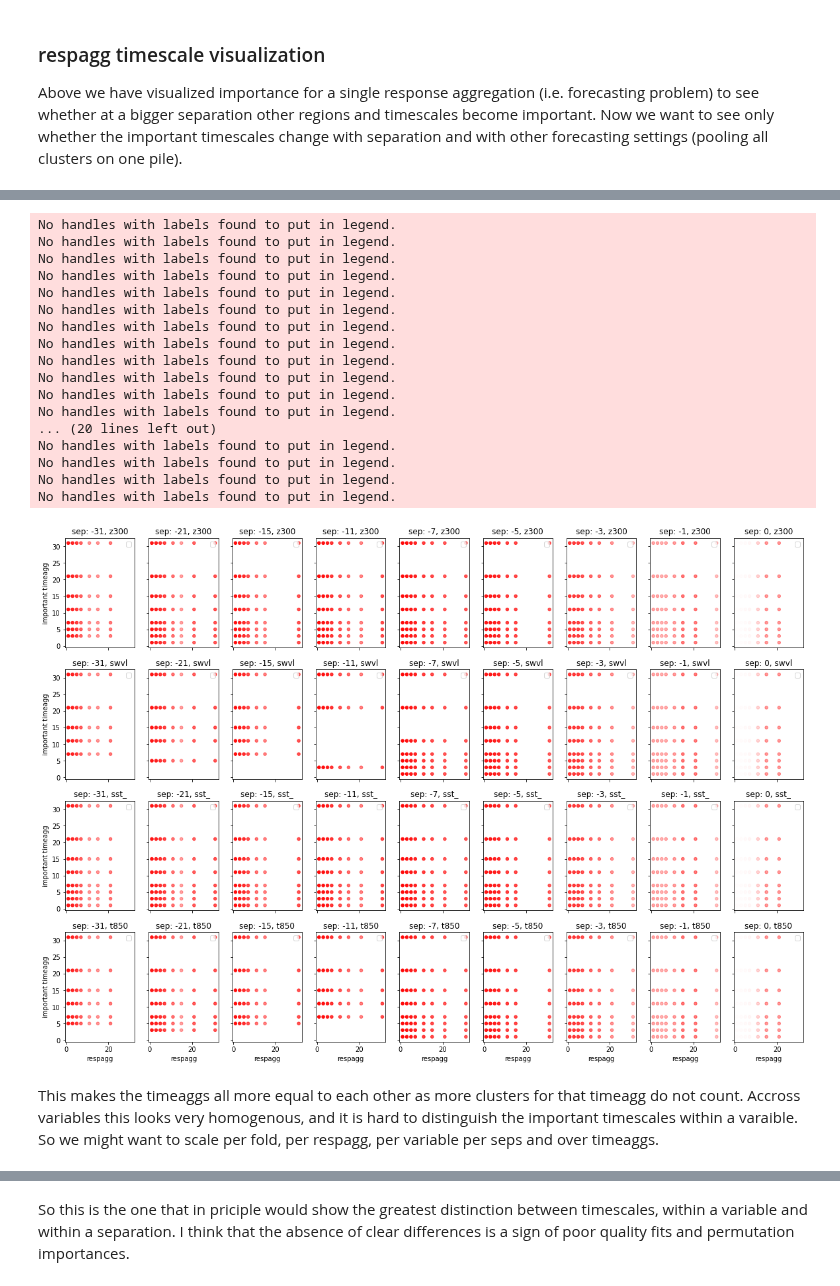
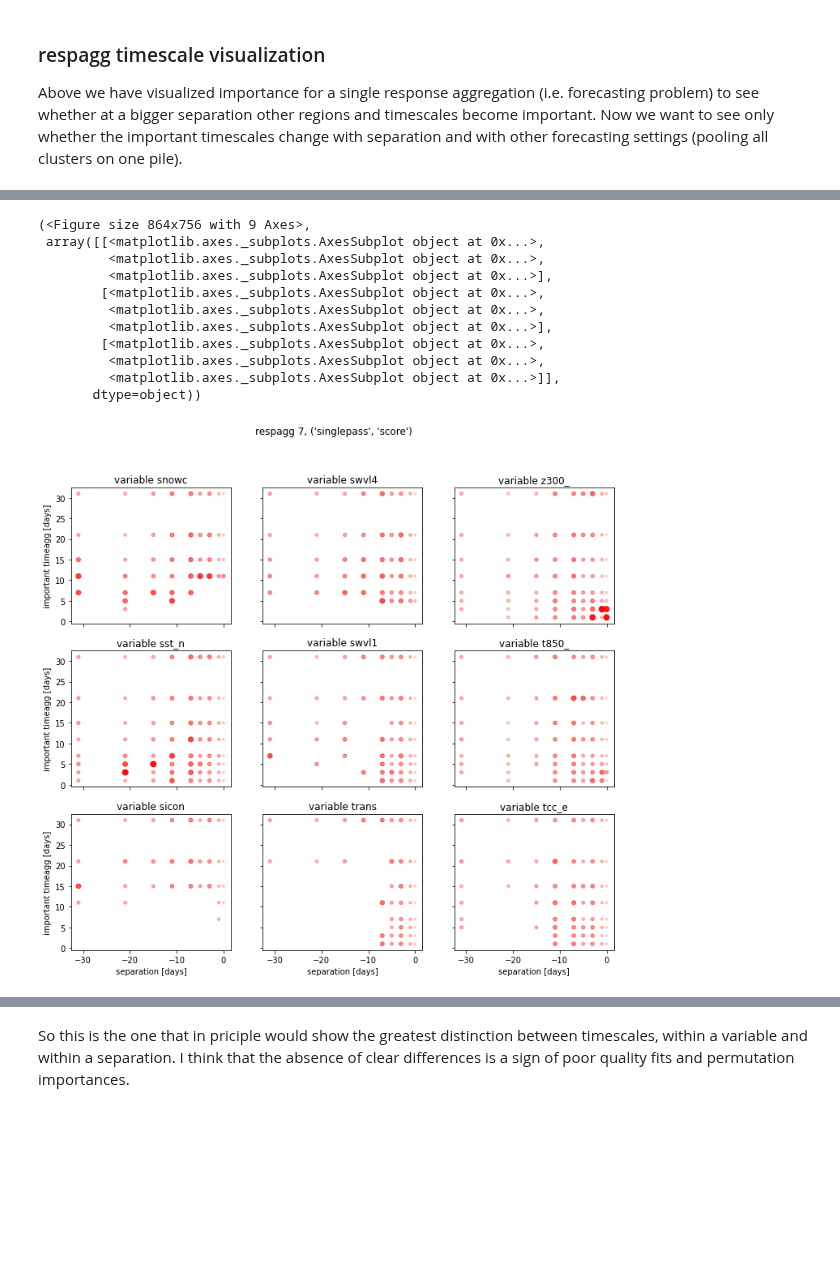
Before and after one commit to chiemvs/Weave, a Jupyter notebook: notebooks/evaluate_all_importances.ipynb, the cells around one changed output, grey strips where cells are left out. Drawn from its saved outputs; the diff is of its cells as text; code cells hidden in the pictures; blank space fills up the shorter version.

Commit message:
Cleanup of notebooks. New visualization for global importances

```diff
--- a/notebooks/evaluate_all_importances.ipynb
+++ b/notebooks/evaluate_all_importances.ipynb
@@ -15,4 +16,5 @@ from Weave.inputoutput import Reader
 # %%
 # All importances are mean_absolute_error
 # Scaling the scores to 1 before group averaging? Scores in one fold are not comparable to other folds.
-testpath = '/scistor/ivm/jsn295/importance_spatcov_q09/15/-31/responsagg_separation.parquet'
+#testpath = '/scistor/ivm/jsn295/importance_spatcov_q09/15/-31/responsagg_separation.parquet'
+testpath = '/scistor/ivm/jsn295/importance_spatcov_q08_nf5/15/-21/responsagg_separation.parquet'
@@ -204,7 +204,7 @@ Name: (singlepass, rank), dtype: float64
 ### Going through all the timeagg/ separation combinations.
 Contains the importances of random forests with params: (max_depth = 500, n_estimators = 200, min_samples_split = 70, max_features = 0.3) using the clustered predictors 'clustertest_roll_spearman_varalpha'. They are probably overfitting.
 # %%
-basepath = Path('/scistor/ivm/jsn295/importance')
+basepath = Path('/scistor/ivm/jsn295/importance_spatcov_q08_nf5')
 # %%
 total = []
 keys = []
@@ -323,11 +285,11 @@ Now we want to see only whether the important timescales change with separation
 # %%
 def respagg_timescale_plot(df, variables = ['z300_nhnorm'], metric = 'spatcov', imp_measure = ('singlepass','score'), groupclustid_func = None, scaler = 0.3):
     # Let's first graph everything according to spatcov
-    fullframe = df.reset_index(['respagg','timeagg'])
+    fullframe = df.reset_index(['respagg','timeagg']) # We need numeric x and y axes, x = respagg, y = timeagg
     fullframe['respagg'] = pd.to_numeric(fullframe['respagg'])
     fullframe['timeagg'] = pd.to_numeric(fullframe['timeagg'])
     fullframe.index.set_levels(pd.to_numeric(fullframe.index.levels[fullframe.index.names.index('separation')]), 'separation', inplace = True)
-    separations = np.sort(fullframe.index.get_level_values('separation').unique())
+    separations = np.sort(fullframe.index.get_level_values('separation').unique()) # Need to loop over these, also need to have it in the index for selecting the frame per panel
 
     fig,axes = plt.subplots(ncols = len(separations), nrows = len(variables), squeeze = False, figsize = (20,3.5*len(variables)),sharey= True,sharex = True)
     for i,variable in enumerate(variables):
@@ -342,5 +304,34 @@ def respagg_timescale_plot(df, variables = ['z300_nhnorm'], metric = 'spatcov',
             rgba_colors[:,-1] = plotframe.loc[:,imp_measure] * scaler
             plotframe.plot.scatter(x = 'respagg', y = 'timeagg', ax = axes[i,j], color =rgba_colors)
             axes[i,j].set_ylabel('important timeagg')
-            axes[i,j].legend()
             axes[i,j].set_title(f'sep: {separation}, {variable[:4]}')
+    return fig, axes
+
+def separation_timescale_plot(df, respagg = '7', variables = ['z300_nhnorm'], metric = 'spatcov', imp_measure = ('singlepass','score'), groupclustid_func = None, scaler = 0.3):
+    fullframe = df.loc[(str(respagg),),:]
+    fullframe = fullframe.reset_index(['timeagg','separation']) # We need numeric x and y axes, x = separation
+    fullframe['separation'] = pd.to_numeric(fullframe['separation'])
+    fullframe['timeagg'] = pd.to_numeric(fullframe['timeagg'])
+
+    max_per_row = 3 # Maximum panels
+    nrows = int(np.ceil(len(variables)/max_per_row))
+    ncols = min(len(variables),max_per_row)
+    fig, axes = plt.subplots(ncols = ncols, nrows = nrows, squeeze = False, figsize = (4*ncols,3.5 * nrows), sharex = True, sharey = True)
+    for i,variable in enumerate(variables):
+        plotframe = fullframe.loc[(variable,slice(None),slice(None),metric),:]
+        if not groupclustid_func is None: # Multiple clustids can be possible in this non-geographic visualization. Doing nothing places dots on top of each other (would get the color of the latest or some aggregate alpha)
+            f = getattr(plotframe.groupby(['timeagg','separation']), groupclustid_func)
+            plotframe = f().reset_index(['timeagg','separation']) # To discount the number of clust contributing to high alpha
+        # Only one importance score
+        rgba_colors = np.zeros((len(plotframe),4),dtype = 'float64')
+        rgba_colors[:,0] = 1
+        rgba_colors[:,-1] = plotframe.loc[:,imp_measure] * scaler
+        ax = axes[int(np.ceil((i+1)/max_per_row)) - 1,(i % max_per_row)]
+        ax.scatter(x = plotframe['separation'], y = plotframe['timeagg'], s = plotframe[imp_measure] *50, color = rgba_colors)
+        if (i % max_per_row) == 0:
+            ax.set_ylabel('important timeagg [days]')
+        if i >= (len(variables) - max_per_row):
+            ax.set_xlabel('separation [days]')
+        ax.set_title(f'variable {variable[:5]}')
+    fig.suptitle(f'respagg {respagg}, {imp_measure}')
+    return fig,axes
@@ -393,23 +338,15 @@ No handles with labels found to put in legend.
 # %%
-respagg_timescale_plot(scale_per_fold, variables = ['z300_nhnorm','swvl13_europe','sst_nhplus','t850_nhblock'], groupclustid_func='max', scaler = 1)
+separation_timescale_plot(scale_per_fold_sep, respagg = '7', variables = ['snowc_nhmin','swvl4_europe','z300_nhnorm','sst_nhplus','swvl13_europe','t850_nhblock','siconc_nhmin','transp_europe','tcc_europe'], imp_measure = ('singlepass','score'), groupclustid_func = 'max', scaler = 1)
 # %% [output]
-No handles with labels found to put in legend.
-No handles with labels found to put in legend.
-No handles with labels found to put in legend.
-No handles with labels found to put in legend.
-No handles with labels found to put in legend.
-No handles with labels found to put in legend.
-No handles with labels found to put in legend.
-No handles with labels found to put in legend.
-No handles with labels found to put in legend.
-No handles with labels found to put in legend.
-No handles with labels found to put in legend.
-No handles with labels found to put in legend.
-... (20 lines left out)
-No handles with labels found to put in legend.
-No handles with labels found to put in legend.
-No handles with labels found to put in legend.
-No handles with labels found to put in legend.
+(<Figure size 864x756 with 9 Axes>,
+ array([[<matplotlib.axes._subplots.AxesSubplot object at 0x...>,
+         <matplotlib.axes._subplots.AxesSubplot object at 0x...>,
+         <matplotlib.axes._subplots.AxesSubplot object at 0x...>],
+        [<matplotlib.axes._subplots.AxesSubplot object at 0x...>,
+         <matplotlib.axes._subplots.AxesSubplot object at 0x...>,
+         <matplotlib.axes._subplots.AxesSubplot object at 0x...>],
+        [<matplotlib.axes._subplots.AxesSubplot object at 0x...>,
+         <matplotlib.axes._subplots.AxesSubplot object at 0x...>,
+         <matplotlib.axes._subplots.AxesSubplot object at 0x...>]],
+       dtype=object))
-[figure, old version]
+[figure, new version]
-# %% [markdown]
-This makes the timeaggs all more equal to each other as more clusters for that timeagg do not count. Accross variables this looks very homogenous, and it is hard to distinguish the important timescales within a varaible. So we might want to scale per fold, per respagg, per variable per seps and over timeaggs.
```
Also changed, not shown: parts of 42 cells of this notebook, 5 other files.
